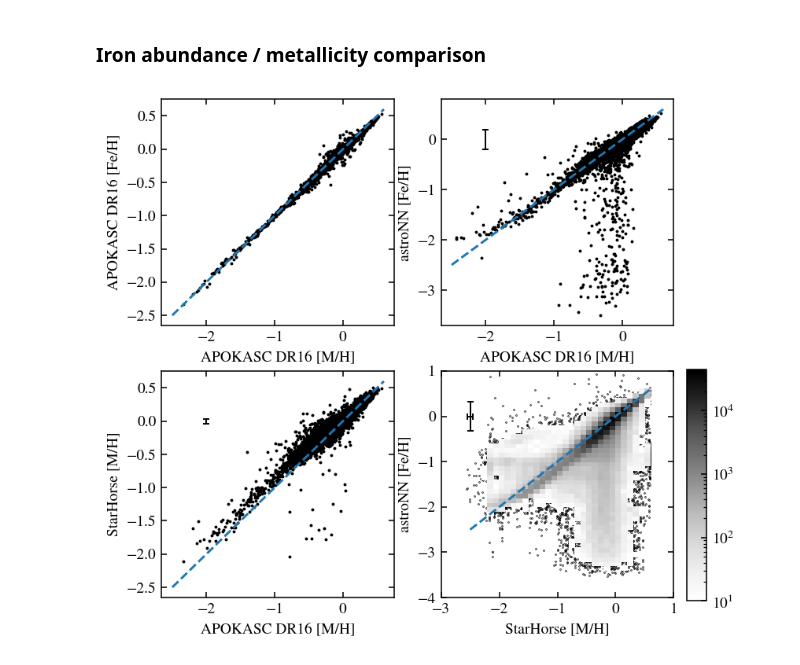
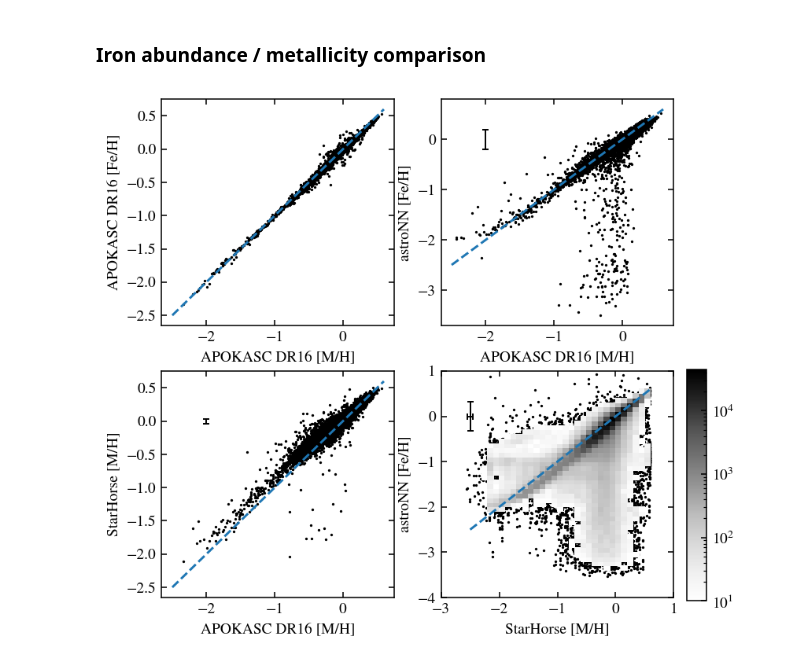
Before and after one commit to lodubay/first-year-project, a Jupyter notebook: compare_datasets.ipynb, the cells around one changed output. Cells and saved outputs as stored; diff of their text form; code cells hidden in the pictures.

```diff
--- a/compare_datasets.ipynb
+++ b/compare_datasets.ipynb
@@ -215,7 +215,7 @@ fig, axs = plt.subplots(2, 2, figsize=(6, 6))
 # APOKASC Fe/H vs M/H
 ax = axs[0, 0]
 metals = stellar_params[(pd.notna(stellar_params['DR16_M_H_COR'])) & (pd.notna(stellar_params['DR16_FE_H']))]
-ax.scatter(metals['DR16_M_H_COR'], metals['DR16_FE_H'], c='k', s=1)
+ax.scatter(metals['DR16_M_H_COR'], metals['DR16_FE_H'], c='k', s=.5)
 # Reported errors are too small to be noticeable
 ax.plot([-2.5, 0.6], [-2.5, 0.6], linestyle='--')
 ax.set_xlabel('APOKASC DR16 [M/H]')
@@ -224,7 +224,7 @@ ax.set_ylabel('APOKASC DR16 [Fe/H]')
 # APOKASC vs astroNN
 ax = axs[0, 1]
 metals = stellar_params[(pd.notna(stellar_params['ASTRONN_FE_H'])) & (pd.notna(stellar_params['DR16_M_H_COR']))]
-ax.scatter(metals['DR16_M_H_COR'], metals['ASTRONN_FE_H'], c='k', s=1)
+ax.scatter(metals['DR16_M_H_COR'], metals['ASTRONN_FE_H'], c='k', s=.5)
 ax.plot([-2.5, 0.6], [-2.5, 0.6], linestyle='--')
 ax.errorbar(-2, 0,
 #             xerr=rms(metals['DR16M_H_COR_ERR']),
@@ -238,35 +238,34 @@ ax.set_ylabel('astroNN [Fe/H]')
 # APOKASC vs StarHorse
 ax = axs[1, 0]
 metals = stellar_params[(pd.notna(stellar_params['STARHORSE_M_H'])) & (pd.notna(stellar_params['DR16_FE_H']))]
-ax.scatter(metals['DR16_M_H_COR'], metals['STARHORSE_M_H'], c='k', s=1)
+ax.scatter(metals['DR16_M_H_COR'], metals['STARHORSE_M_H'], c='k', s=.5)
 ax.plot([-2.5, 0.6], [-2.5, 0.6], linestyle='--')
 ax.errorbar(-2, 0,
 #             xerr=rms(metals['DR16_M_H_COR_ERR']),
             yerr=[[rms(metals['STARHORSE_M_H_MERR'])], [rms(metals['STARHORSE_M_H_PERR'])]],
             color='k', capsize=2, elinewidth=1)
-# ax.plot([-2, 0.5], [-2, 0.5], linestyle='--')
 ax.set_xlabel('APOKASC DR16 [M/H]')
 ax.set_ylabel('StarHorse [M/H]')
 
 ax = axs[1, 1]
 metals = stellar_params[(pd.notna(stellar_params['ASTRONN_FE_H'])) & (pd.notna(stellar_params['STARHORSE_M_H']))]
 metals.drop(metals[(metals['ASTRONN_FE_H'] < -4) | (metals['ASTRONN_FE_H'] > 1)].index, inplace=True)
 metals.drop(metals[metals['ASTRONN_FE_H_ERR'] > 5].index, inplace=True)
-ax.scatter(metals['STARHORSE_M_H'], metals['ASTRONN_FE_H'], c='k', s=.1)
+ax.scatter(metals['STARHORSE_M_H'], metals['ASTRONN_FE_H'], c='k', s=.5)
 hist, xedges, yedges, im = ax.hist2d(metals['STARHORSE_M_H'], metals['ASTRONN_FE_H'],
                                      bins=[np.arange(-3, 1.1, 0.1), np.arange(-4, 1.1, 0.1)],
                                      cmap='Greys', norm=colors.LogNorm(), cmin=10)
 ax.plot([-2.5, 0.6], [-2.5, 0.6], linestyle='--')
 ax.errorbar(-2.5, 0,
             xerr=[[rms(metals['STARHORSE_M_H_MERR'])], [rms(metals['STARHORSE_M_H_PERR'])]],
             yerr=rms(metals['ASTRONN_FE_H_ERR']),
             color='k', capsize=2, elinewidth=1)
 plt.subplots_adjust(right=0.9)
 cax = plt.axes([0.92, 0.12, 0.03, 0.35])
 plt.colorbar(im, cax=cax)
 ax.set_xlabel('StarHorse [M/H]')
 ax.set_ylabel('astroNN [Fe/H]')
 
 plt.show()
 # %% [output]
-[figure, old version]
+[figure, new version]
```
Also changed, not shown: parts of 3 cells of this notebook.
